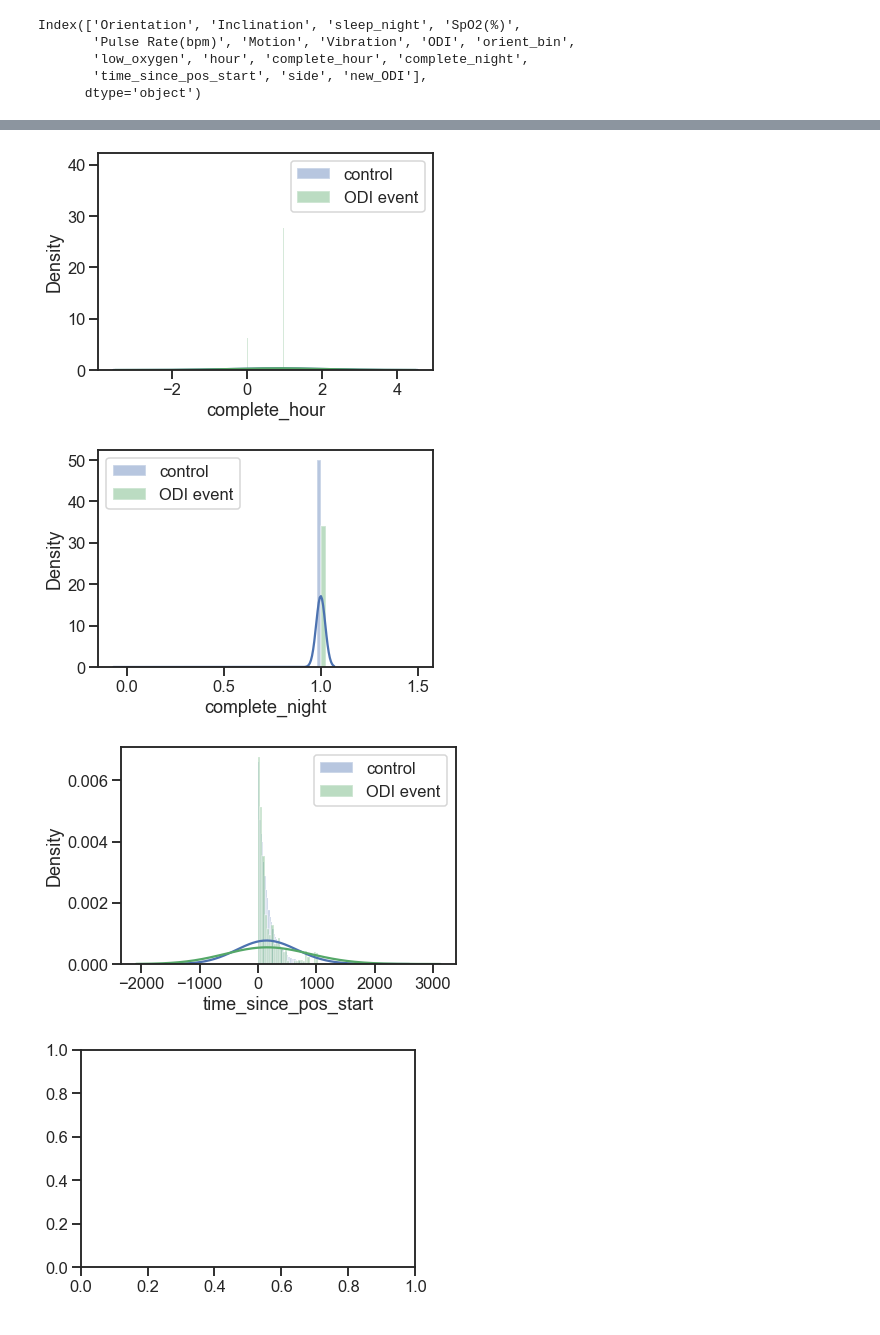
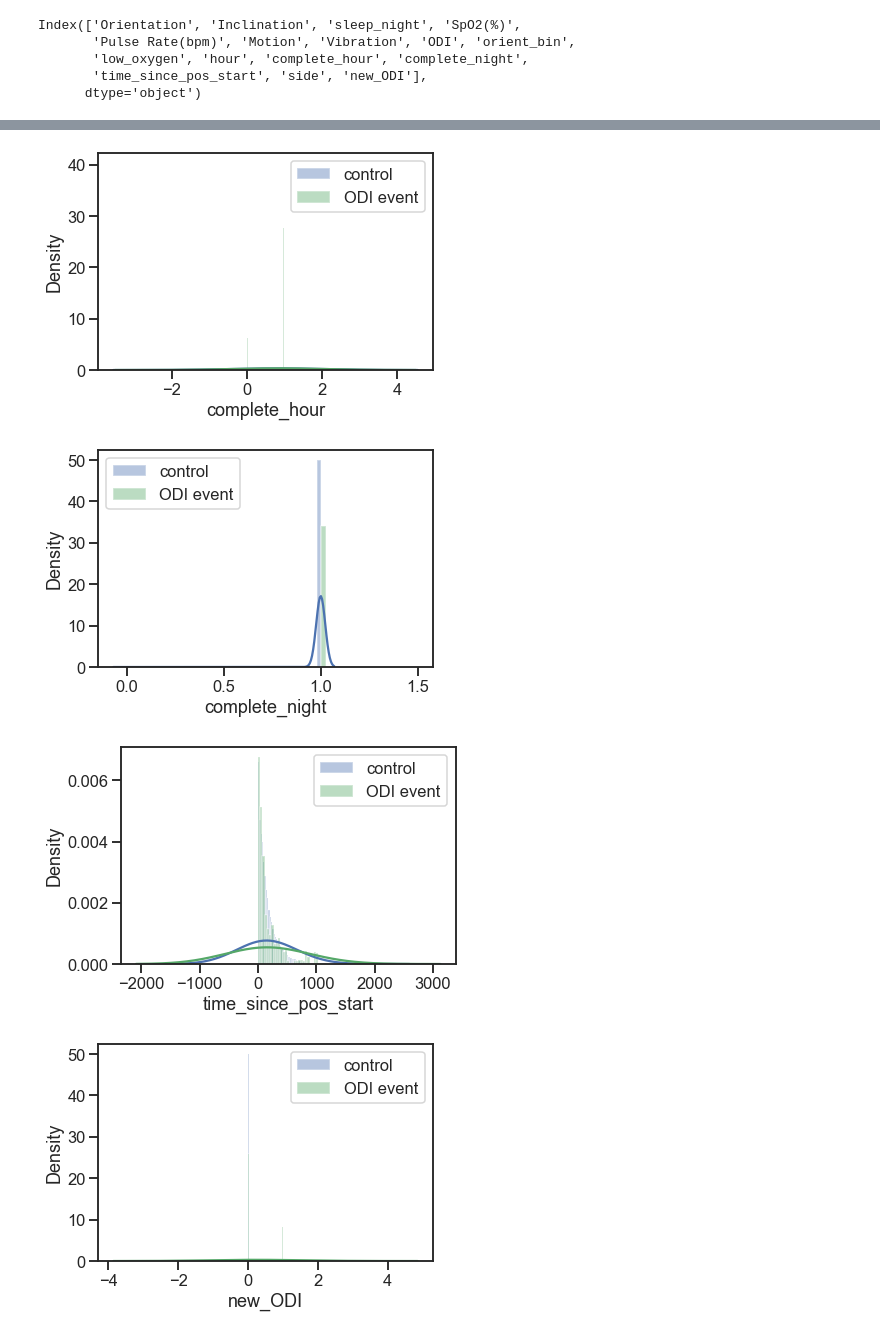
Before and after one commit to kimberlymcm/digitalhealth_project, a Jupyter notebook: src/Sleep_Position_O2_investigation_20200628_Sp02_92_for_blog.ipynb, the cells around one changed output, grey strips where cells are left out. Cells and saved outputs as stored; diff of their text form; code cells hidden in the pictures.

Commit message:
Updates to improve clarity of sleep analysis

```diff
--- a/src/Sleep_Position_O2_investigation_20200628_Sp02_92.ipynb
+++ b/src/Sleep_Position_O2_investigation_20200628_Sp02_92_for_blog.ipynb
@@ -279,10 +280,12 @@ Index(['Orientation', 'Inclination', 'sleep_night', 'SpO2(%)',
       dtype='object')
 # %%
 # Print feature distributions
+# to evaluate if there are other obvious feature differences between low and normal oxygen events
+# Spoiler: There are not
 features = df.columns
 
 for feature in features:
-    if feature == "sleep_night" or feature == "ODI":
+    if feature in ["sleep_night", "ODI", "side"]:
         continue
     df_to_use = df[["ODI", feature]].dropna()
 
@@ -297,13 +299,13 @@ ValueError: could not convert string to float: 'left'
 [figure]
 [figure]
 [figure]
 [figure]
 [figure]
 [figure]
 [figure]
 [figure]
 [figure]
 [figure]
 [figure]
 [figure]
-[figure, old version]
+[figure, new version]
```
Also changed, not shown: parts of 19 cells of this notebook, 3 other files.
